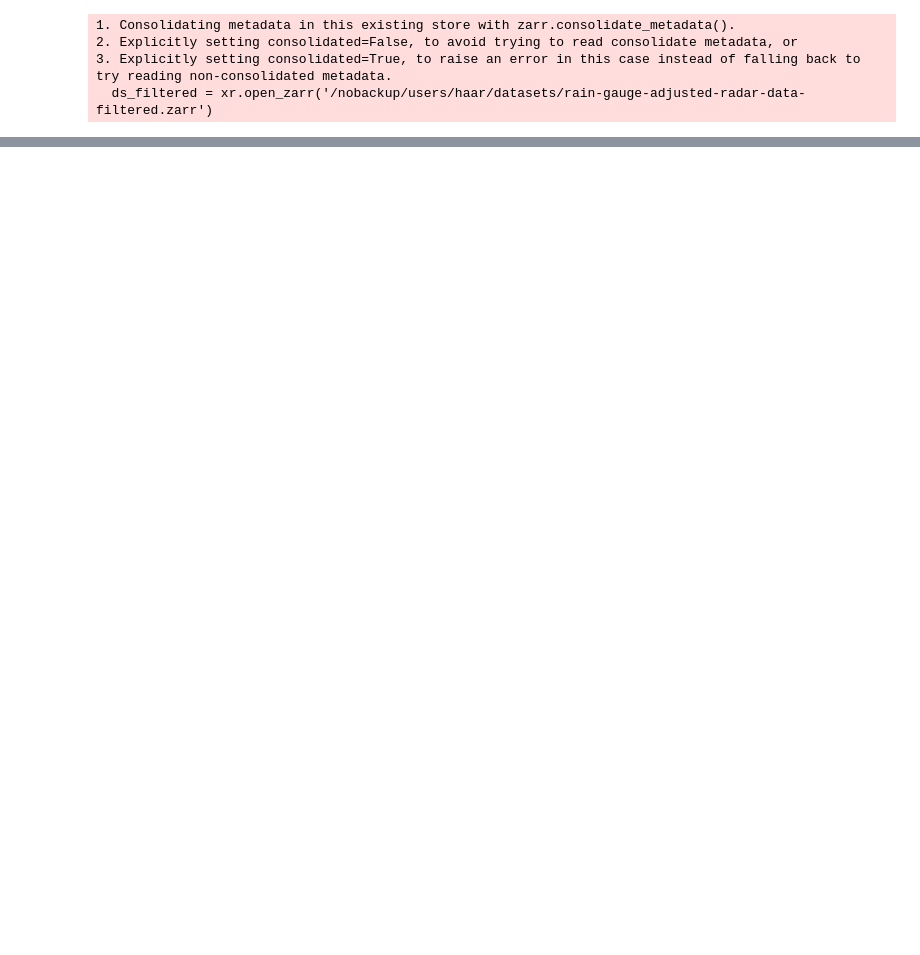
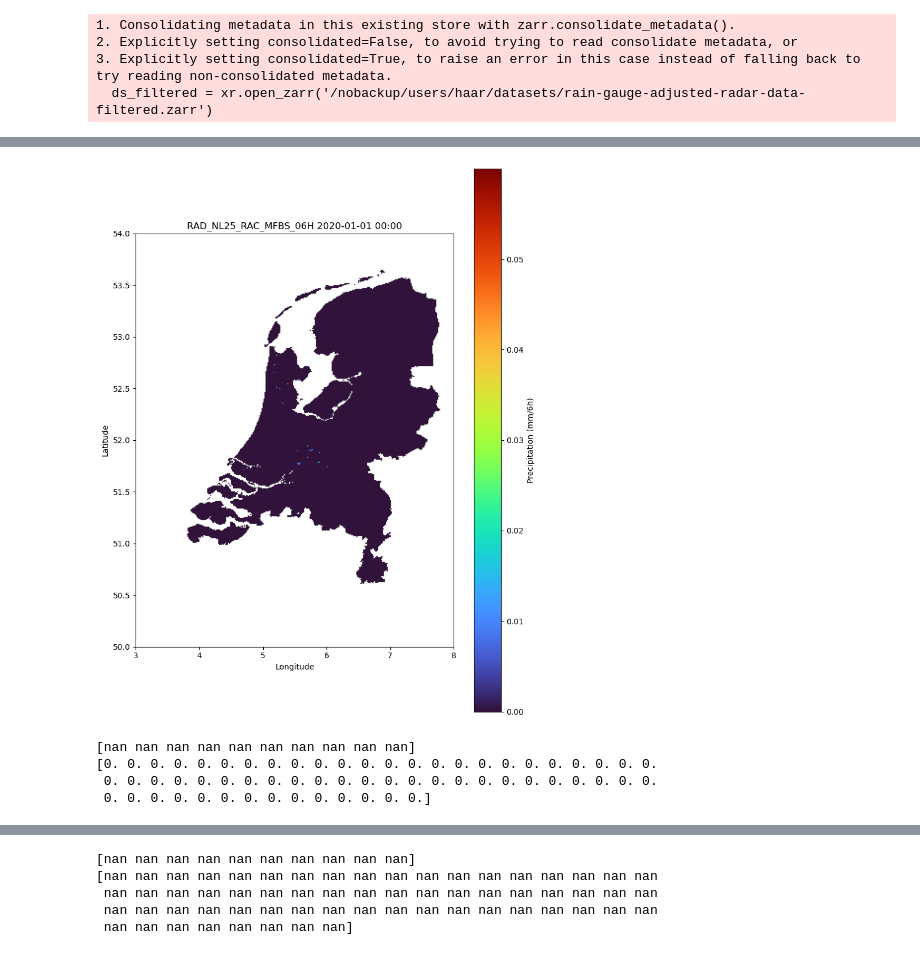
Before and after one commit to jterhaar/ThesisProject, a Jupyter notebook: data/analysis/analysis.ipynb, the cells around one changed output, grey strips where cells are left out. Saved outputs shown, nothing was run; the diff lists cells and outputs as text; code cells hidden in the pictures; blank space fills up the shorter version.

```diff
--- a/data/analysis/analysis.ipynb
+++ b/data/analysis/analysis.ipynb
@@ -783,5 +737,0 @@ Done. Kept 535438 / 535500 points.
-# %%
-ds = zarr.open('../datasets/rain-gauge-adjusted-radar-data.zarr', mode='r')
-
-for name in ds.keys():
-    print(f"{name}: {dict(ds[name].attrs)}")
@@ -1033,0 +759,15 @@ Attributes: {'Conventions': 'CF-1.5', 'history': 'Metadata adjusted by ADAGUC fr
+# %%
+import zarr
+import numpy as np
+
+ds1 = zarr.open('/nobackup/users/haar/datasets/problematic-points-removed.zarr', mode='r')
+ds2 = zarr.open('/nobackup/users/haar/datasets/rain-gauge-adjusted-radar-data.zarr', mode='r')
+
+
+for ds in [ds1, ds2]:
+    # Load one timestep and count NaNs
+    t0 = ds['data'][0, 8, 0, :]  # shape (535500,)
+    print(f"Total points:  {len(t0)}")
+    print(f"NaN points:    {np.isnan(t0).sum()}")
+    print(f"Valid points:  {np.isfinite(t0).sum()}")
+    print(f"NaN fraction:  {np.isnan(t0).mean():.1%}")
@@ -1033,0 +783,39 @@ Attributes: {'Conventions': 'CF-1.5', 'history': 'Metadata adjusted by ADAGUC fr
+# %%
+import netCDF4 as nc
+import numpy as np
+import matplotlib.pyplot as plt
+
+path1 = "/nobackup/users/haar/radar_data/MFBS/6H20-23-reprojected/2020/01/RAD_NL25_RAC_MFBS_06H_202001010600.nc"
+path2 = "/nobackup/users/haar/radar_data/MFBS/6H20-23-final/2020/01/RAD_NL25_RAC_MFBS_06H_202001010600.nc"
+
+for path in [path1, path2]:
+    with nc.Dataset(path, 'r') as ds:
+        tp  = ds['tp'][:]          # (765, 700)
+        lat = ds['latitude'][:]    # (765, 700)
+        lon = ds['longitude'][:]   # (765, 700)
+
+    fig, ax = plt.subplots(figsize=(8, 10))
+    im = ax.imshow(
+        tp,
+        cmap='turbo',
+        origin='upper',
+        extent=[lon.min(), lon.max(), lat.min(), lat.max()],
+        aspect=1 / np.cos(np.radians(52))
+    )
+    ax.set_xlim(3, 8)
+    ax.set_ylim(50, 54)
+    plt.colorbar(im, ax=ax, label='Precipitation (mm/6h)')
+    ax.set_title('RAD_NL25_RAC_MFBS_06H 2020-01-01 00:00')
+    ax.set_xlabel('Longitude')
+    ax.set_ylabel('Latitude')
+    plt.tight_layout()
+    plt.show()
+
+    print(tp[0][:10].data)
+    print(tp.flatten()[flat_remove].data)
+# %% [output]
+[figure, added]
+[nan nan nan nan nan nan nan nan nan nan]
+[0. 0. 0. 0. 0. 0. 0. 0. 0. 0. 0. 0. 0. 0. 0. 0. 0. 0. 0. 0. 0. 0. 0. 0.
+ 0. 0. 0. 0. 0. 0. 0. 0. 0. 0. 0. 0. 0. 0. 0. 0. 0. 0. 0. 0. 0. 0. 0. 0.
+ 0. 0. 0. 0. 0. 0. 0. 0. 0. 0. 0. 0. 0. 0.]
@@ -1033,0 +823,5 @@ Attributes: {'Conventions': 'CF-1.5', 'history': 'Metadata adjusted by ADAGUC fr
+[nan nan nan nan nan nan nan nan nan nan]
+[nan nan nan nan nan nan nan nan nan nan nan nan nan nan nan nan nan nan
+ nan nan nan nan nan nan nan nan nan nan nan nan nan nan nan nan nan nan
+ nan nan nan nan nan nan nan nan nan nan nan nan nan nan nan nan nan nan
+ nan nan nan nan nan nan nan nan]
```
Also changed, not shown: parts of 14 cells of this notebook, 4 other files.
